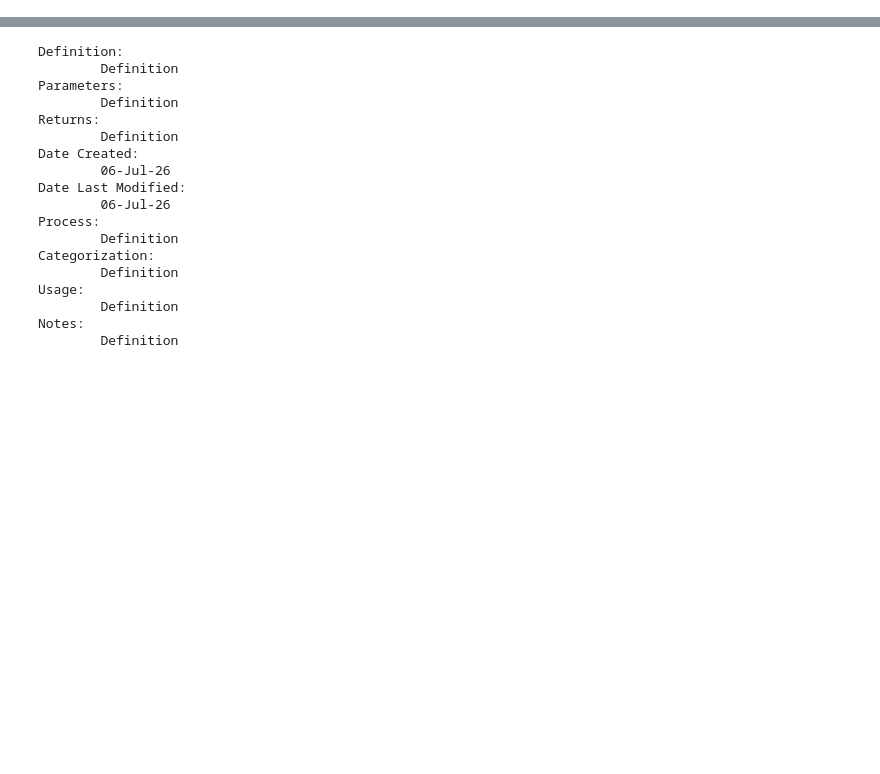
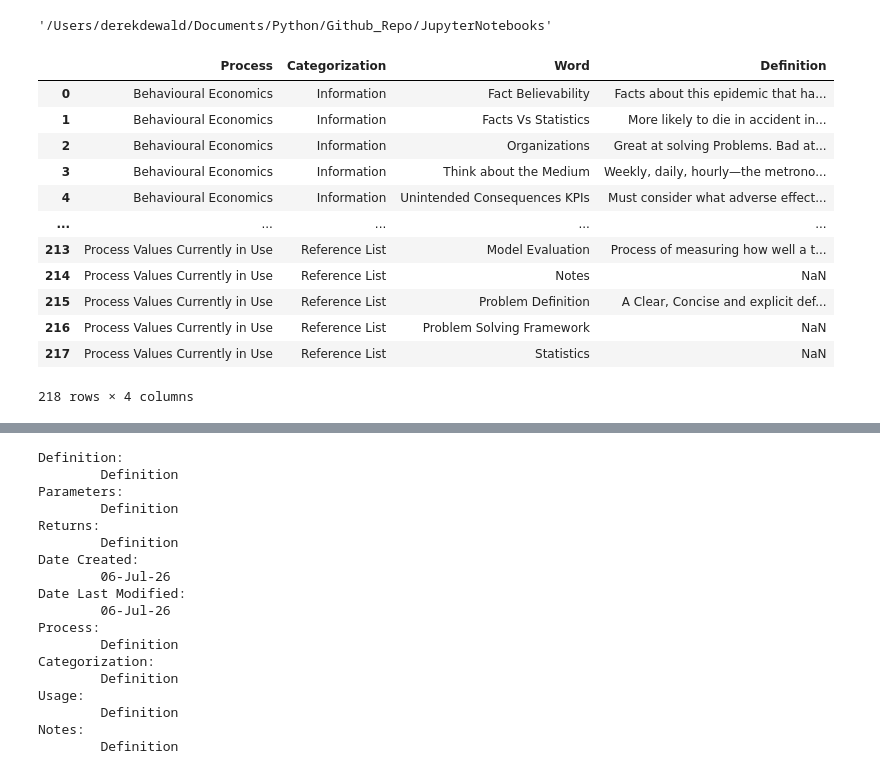
Before and after one commit to derek-dewald/Python_Tools, a Jupyter notebook: JupyterNotebooks/Delete.ipynb, the cells around one changed output, grey strips where cells are left out. Cells and saved outputs as stored; diff of their text form; code cells hidden in the pictures; blank space fills up the shorter version.

```diff
--- a/JupyterNotebooks/Delete.ipynb
+++ b/JupyterNotebooks/Delete.ipynb
@@ -5,3 +5,25 @@ import datetime
 import sys
 sys.path.append("/Users/derekdewald/Documents/Python/Github_Repo/d_py_functions")
 from filesystem_tools import parse_dot_py_folder
+# %%
+import os
+os.getcwd()
+# %% [output]
+'/Users/derekdewald/Documents/Python/Github_Repo/JupyterNotebooks'
+# %%
+df = pd.read_excel('knowledge_base.xlsx')
+df
+# %% [output]
+|  | Process | Categorization | Word | Definition |
+| 0 | Behavioural Economics | Information | Fact Believability | Facts about this epidemic that ha... |
+| 1 | Behavioural Economics | Information | Facts Vs Statistics | More likely to die in accident in... |
+| 2 | Behavioural Economics | Information | Organizations | Great at solving Problems. Bad at... |
+| 3 | Behavioural Economics | Information | Think about the Medium | Weekly, daily, hourly—the metrono... |
+| 4 | Behavioural Economics | Information | Unintended Consequences KPIs | Must consider what adverse effect... |
+| ... | ... | ... | ... | ... |
+| 213 | Process Values Currently in Use | Reference List | Model Evaluation | Process of measuring how well a t... |
+| 214 | Process Values Currently in Use | Reference List | Notes | NaN |
+| 215 | Process Values Currently in Use | Reference List | Problem Definition | A Clear, Concise and explicit def... |
+| 216 | Process Values Currently in Use | Reference List | Problem Solving Framework | NaN |
+| 217 | Process Values Currently in Use | Reference List | Statistics | NaN |
+218 rows × 4 columns
```
Also changed, not shown: parts of 1 cell of this notebook, 4 other files.
